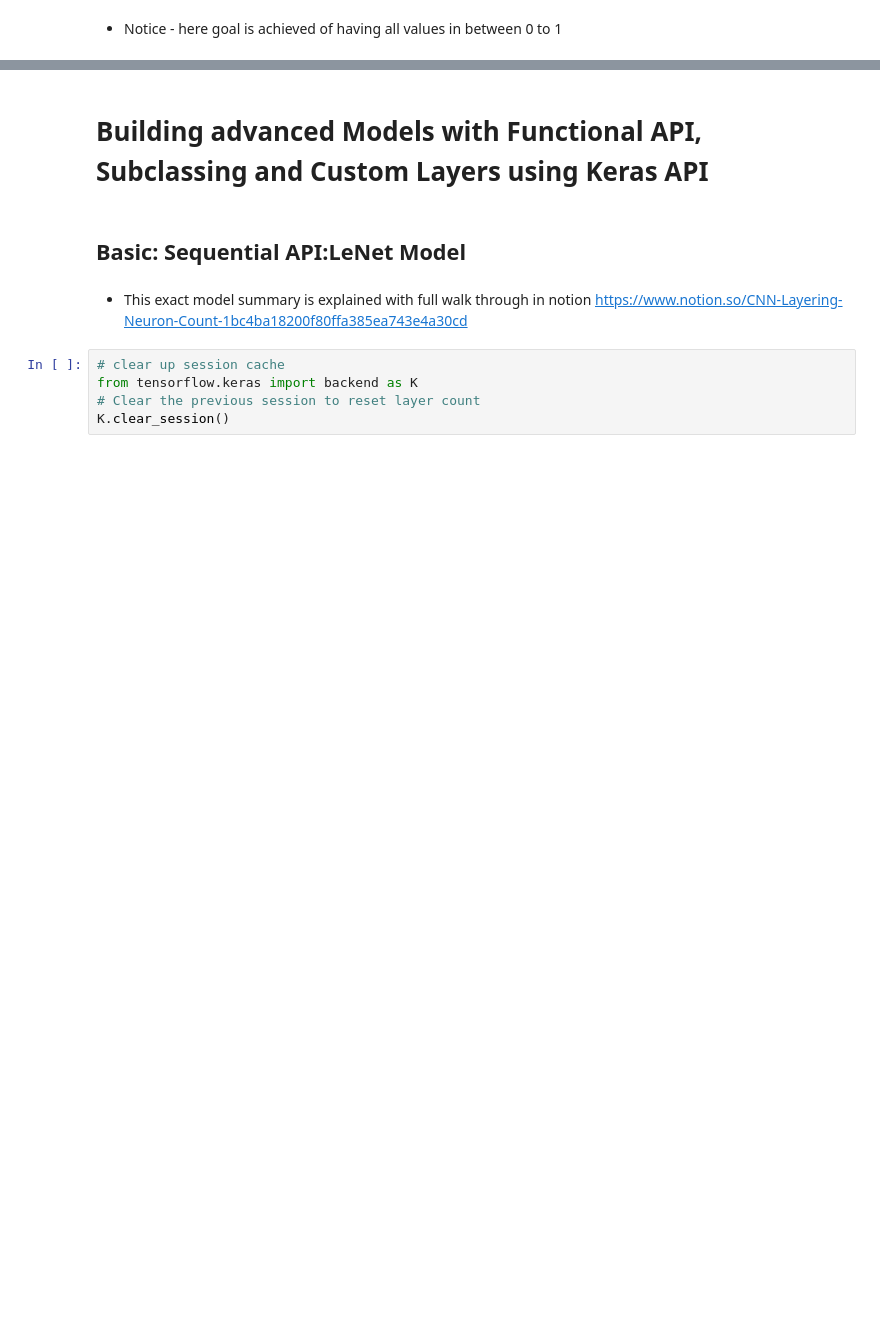
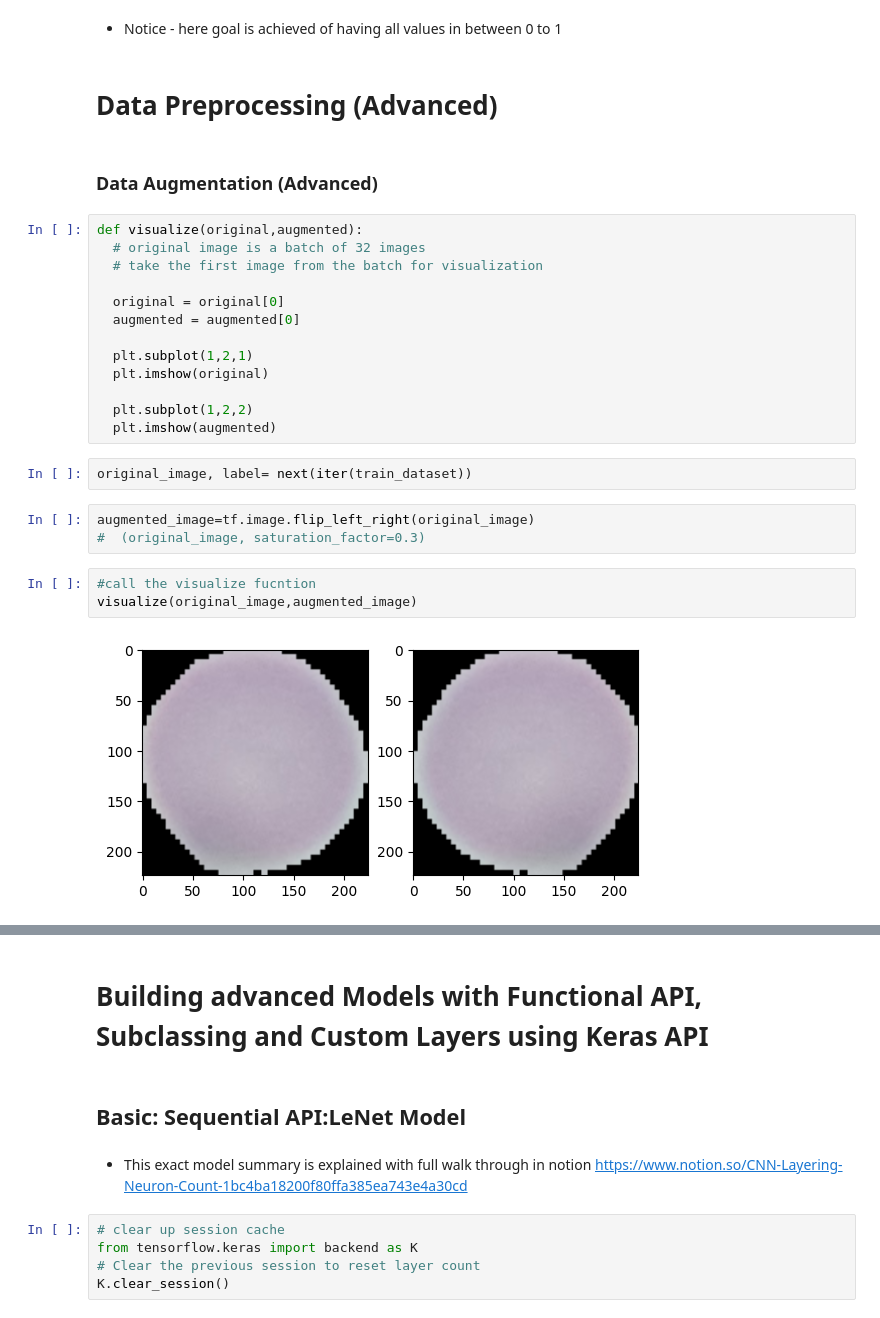
Before and after one commit to akankshakusf/Project-Deep-Learning-CNN-Malaria-Detection, a Jupyter notebook: Malaria_Detection.ipynb, the cells around one changed output, grey strips where cells are left out. Saved outputs shown, nothing was run; the diff lists cells and outputs as text; blank space fills up the shorter version.

```diff
--- a/Malaria_Detection.ipynb
+++ b/Malaria_Detection.ipynb
@@ -262,3 +268,30 @@ array([0.      , 0.000014, 0.000015, ..., 0.908152, 0.90833 , 0.909638],
       dtype=float32)
 # %% [markdown]
 * Notice - here  goal is achieved of having all values in between 0 to 1
+# %% [markdown]
+# **Data Preprocessing** (Advanced)
+# %% [markdown]
+### Data Augmentation (Advanced)
+# %%
+def visualize(original,augmented):
+  # original image is a batch of 32 images
+  # take the first image from the batch for visualization
+
+  original = original[0]
+  augmented = augmented[0]
+
+  plt.subplot(1,2,1)
+  plt.imshow(original)
+
+  plt.subplot(1,2,2)
+  plt.imshow(augmented)
+# %%
+original_image, label= next(iter(train_dataset))
+# %%
+augmented_image=tf.image.flip_left_right(original_image)
+#  (original_image, saturation_factor=0.3)
+# %%
+#call the visualize fucntion
+visualize(original_image,augmented_image)
+# %% [output]
+[figure, added]
```
Also changed, not shown: parts of 20 cells of this notebook.
